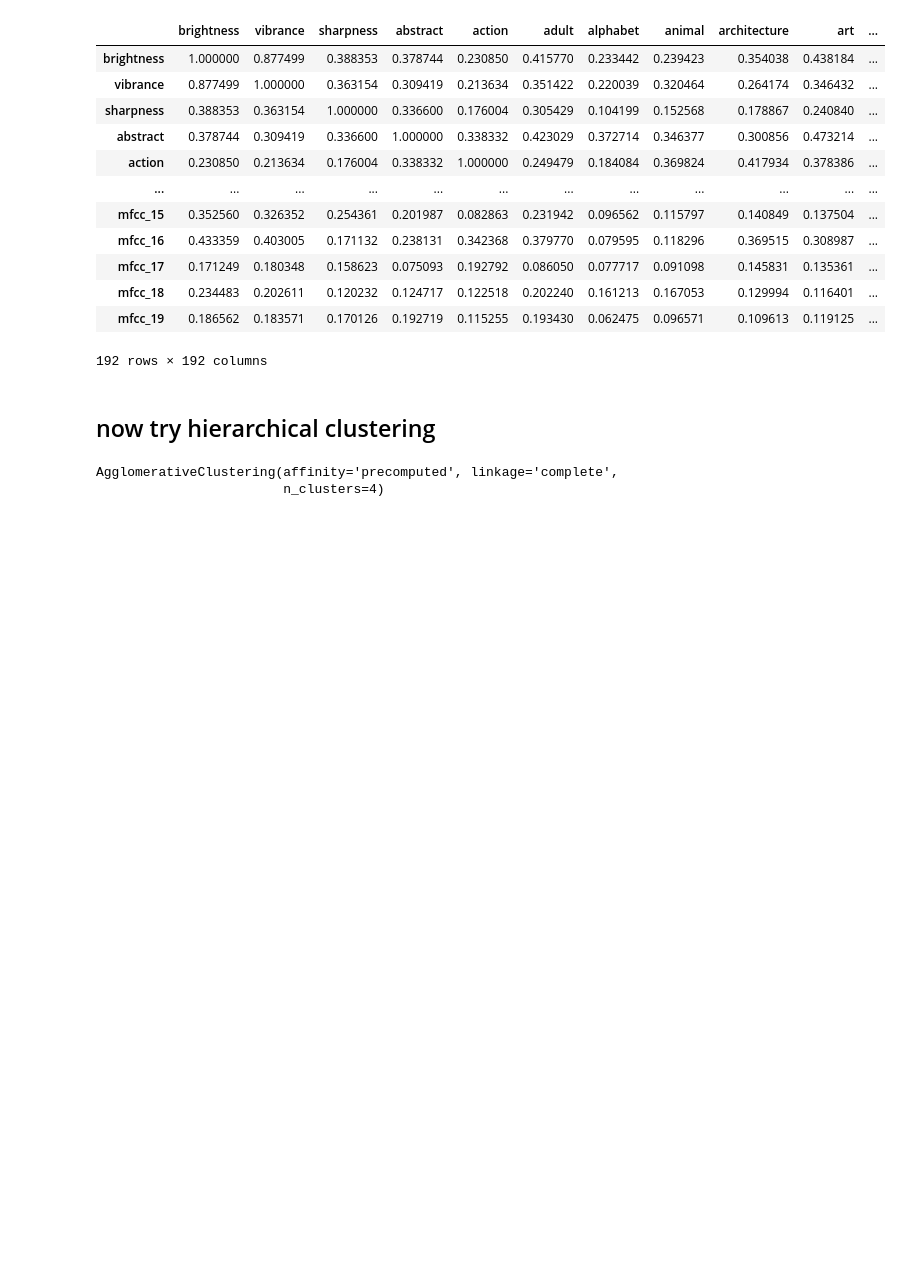
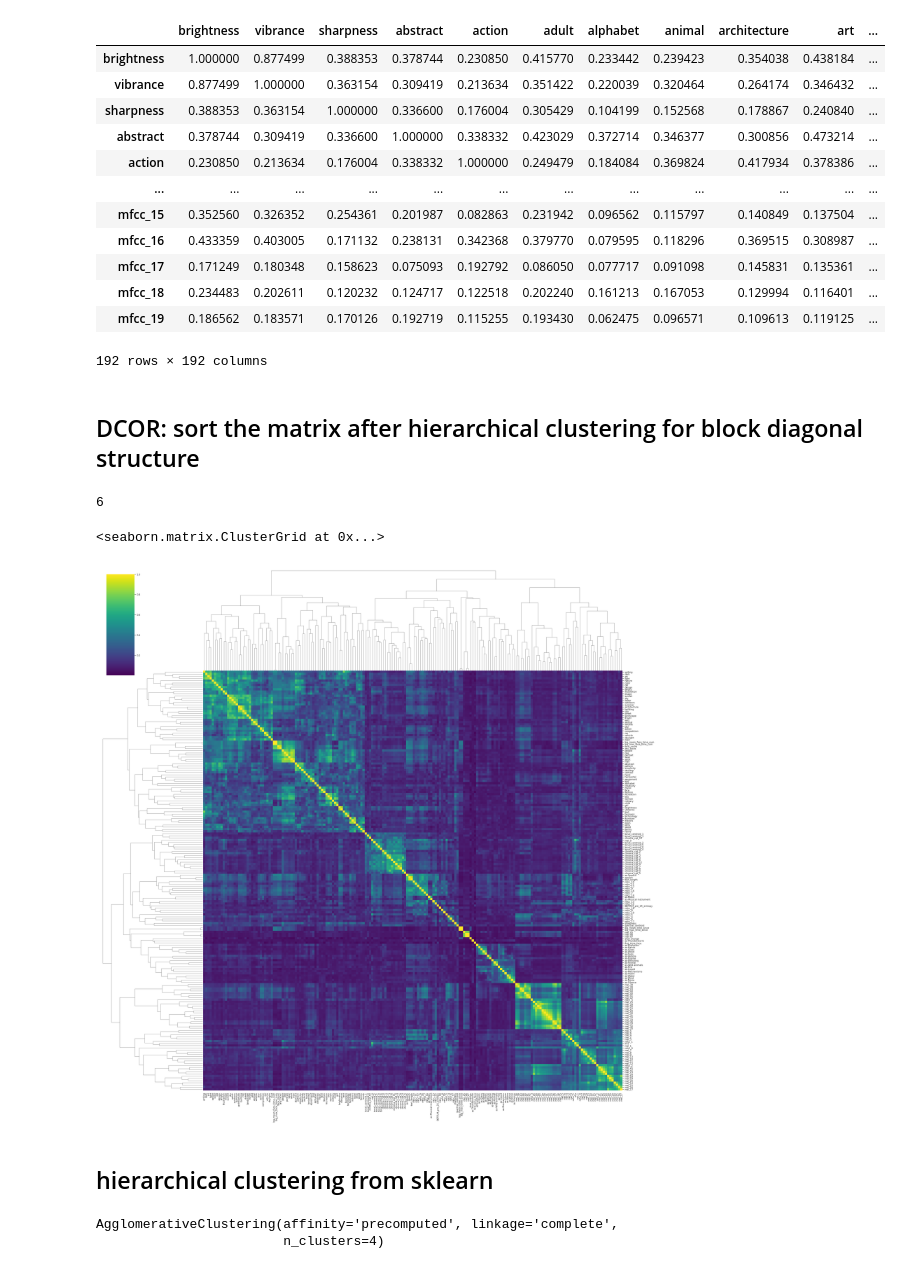
Before and after one commit to jsmentch/feature_comparison, a Jupyter notebook: code/explore_features_pyns.ipynb, the cells around one changed output. Saved outputs shown, nothing was run; the diff lists cells and outputs as text; code cells hidden in the pictures; blank space fills up the shorter version.

Commit message:
add seaborn clustermap

```diff
--- a/code/explore_features_pyns.ipynb
+++ b/code/explore_features_pyns.ipynb
@@ -213,3 +214,5 @@ plt.title("budapest part 1 dcor")
 # sns.heatmap(result, mask=mask, cmap=cmap, vmax=1, vmin=0, center=0,
 #             square=True, linewidths=.5, annot=True, fmt=".2g",  cbar_kws={"shrink": .5})
 # plt.title('Distance Correlation')
+# %% [markdown]
+## DCOR: sort the matrix after hierarchical clustering for block diagonal structure
@@ -216,5 +223,17 @@ plt.title("budapest part 1 dcor")
+# %%
+len(communities)
+# %% [output]
+6
+# %%
+sns.clustermap(result, cmap="viridis",figsize=(30, 30), xticklabels=True, yticklabels=True)
+# sns.clustermap(result, cmap="mako",
+#                row_colors=network_colors, col_colors=network_colors,
+#                linewidths=.75, figsize=(13, 13))
+# %% [output]
+<seaborn.matrix.ClusterGrid at 0x...>
+[figure, added]
 # %% [markdown]
-## now try hierarchical clustering
+## hierarchical clustering from sklearn
 # %%
 from scipy.cluster.hierarchy import dendrogram
 from sklearn.cluster import AgglomerativeClustering
```
Also changed, not shown: parts of 3 cells of this notebook.
